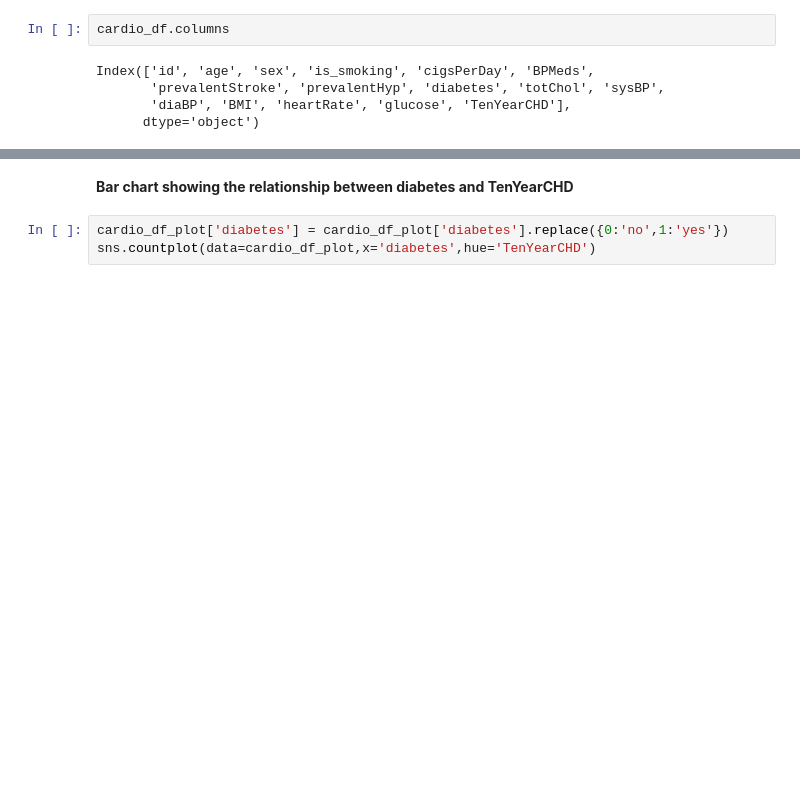
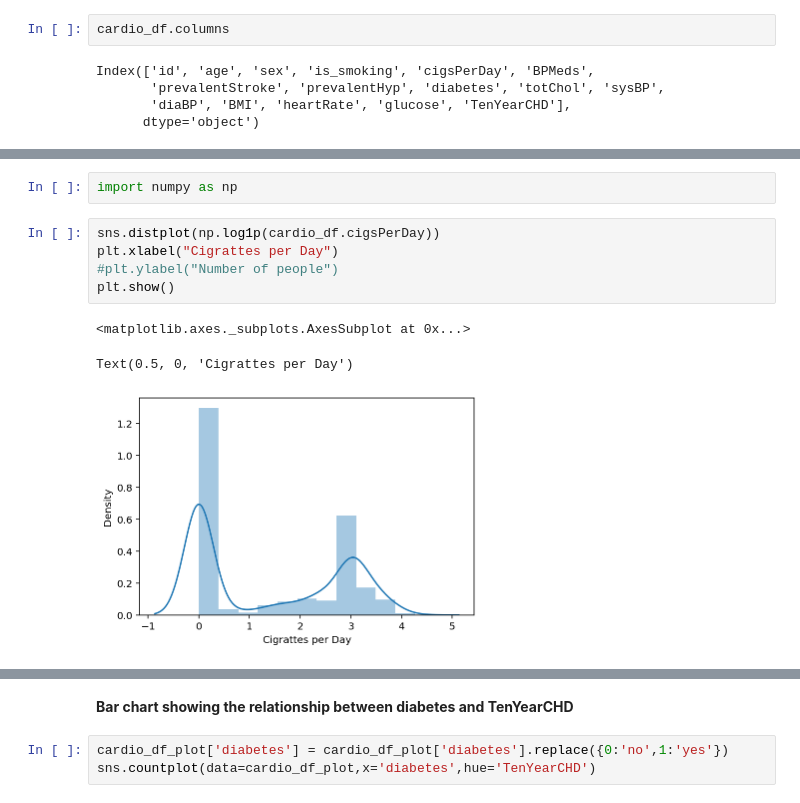
Before and after one commit to kumarirakhi19/cardiovascular-risk-prediction, a Jupyter notebook: rakhi_cardiovascular_risk_colab.ipynb, the cells around one changed output, grey strips where cells are left out. Saved outputs shown, nothing was run; the diff lists cells and outputs as text; blank space fills up the shorter version.

```diff
--- a/rakhi_cardiovascular_risk_colab.ipynb
+++ b/rakhi_cardiovascular_risk_colab.ipynb
@@ -270,0 +302,11 @@ Index(['id', 'age', 'sex', 'is_smoking', 'cigsPerDay', 'BPMeds',
+# %%
+import numpy as np
+# %%
+sns.distplot(np.log1p(cardio_df.cigsPerDay))
+plt.xlabel("Cigrattes per Day")
+#plt.ylabel("Number of people")
+plt.show()
+# %% [output]
+<matplotlib.axes._subplots.AxesSubplot at 0x...>
+Text(0.5, 0, 'Cigrattes per Day')
+[figure, added]
```
Also changed, not shown: parts of 10 cells of this notebook.
